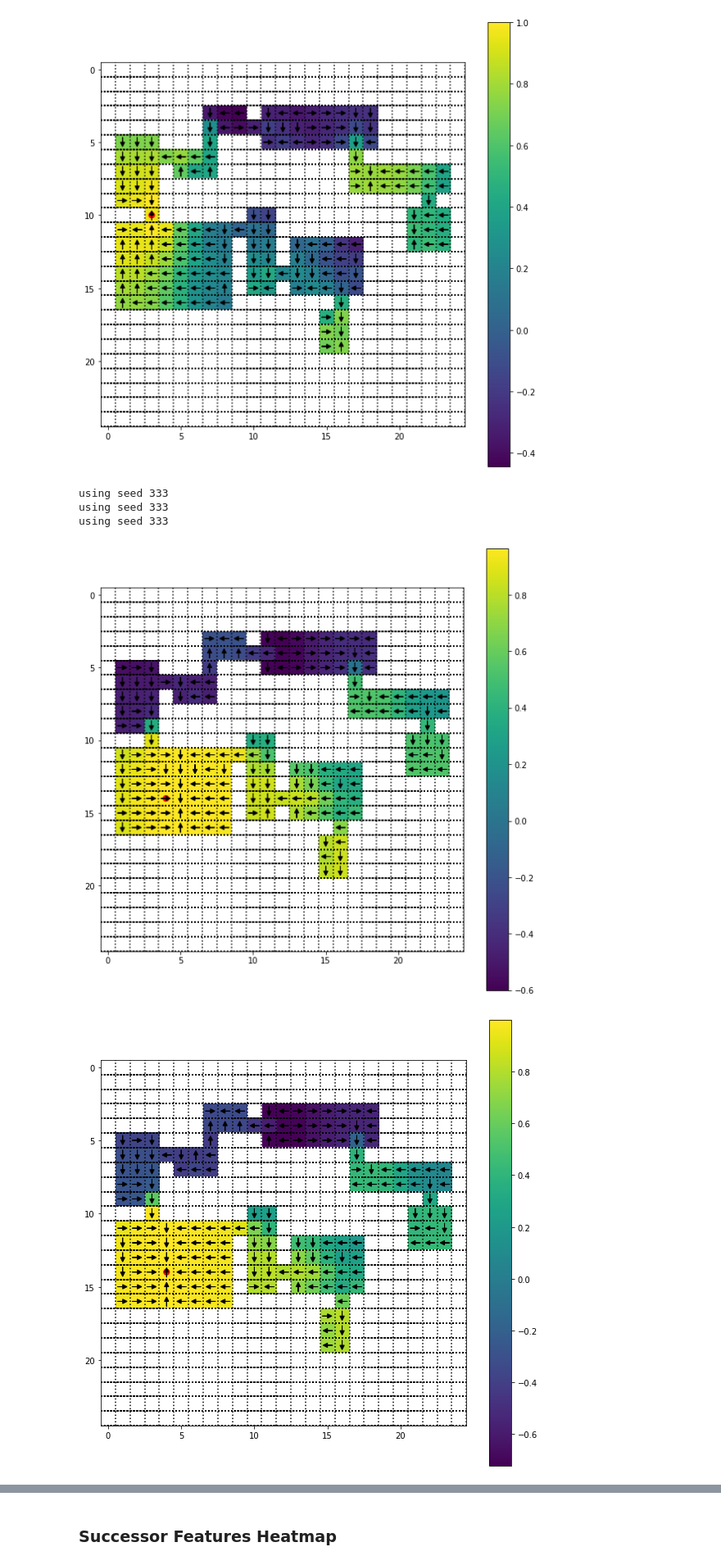
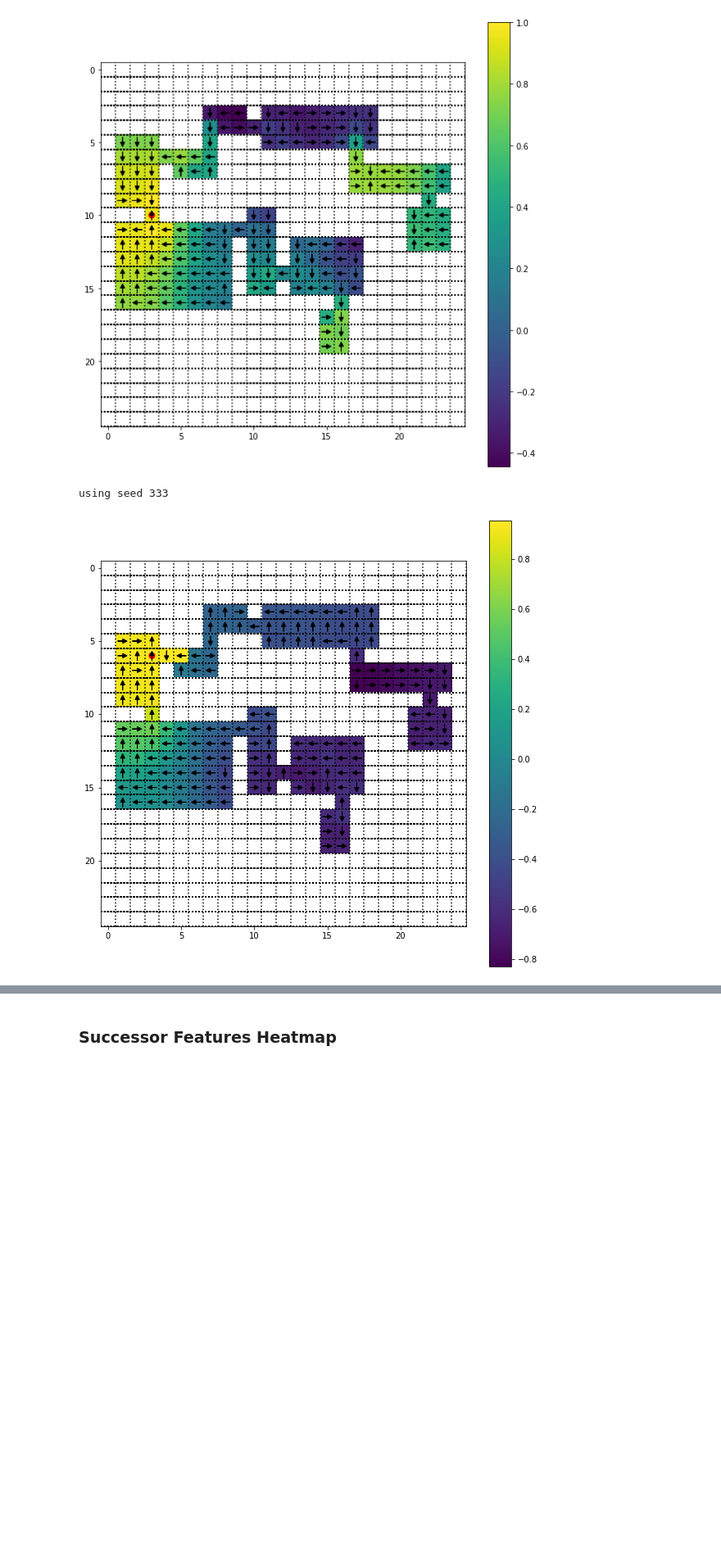
Before and after one commit to 2016choang/sfl, a Jupyter notebook: playground/new-envs.ipynb, the cells around one changed output, grey strips where cells are left out. Shown at 82% size. Saved outputs shown, nothing was run; the diff lists cells and outputs as text; code cells hidden in the pictures; blank space fills up the shorter version.

```diff
--- a/playground/new-envs.ipynb
+++ b/playground/new-envs.ipynb
@@ -60,0 +54,22 @@ plt.imshow(env.reset())
+# %%
+for room in env.rooms:
+    start_x, start_y = room.top
+    size_x, size_y = room.size
+    for x in range(start_x + 1, start_x + size_x - 1):
+        for y in range(start_y + 1, start_y + size_y - 1):
+            test[(x, y)] += 1
+
+    if room.exitDoorPos is not None:
+        test[room.exitDoorPos] += 1
+# %%
+landmarks = set()
+# %%
+for room in env.rooms:
+    x = room.top[0] + (room.size[0] - 1) // 2
+    y = room.top[1] + (room.size[1] - 1) // 2
+    test[(x, y)] += 5
+    landmarks.add((x, y))
+
+    if room.exitDoorPos is not None:
+        landmarks.add(room.exitDoorPos)
+        test[room.exitDoorPos] += 10
@@ -60,0 +86,3 @@ plt.imshow(env.reset())
+# %%
+env.unwrapped.agent_pos = np.array([15, 18])
+plt.imshow(env.get_current_state()[0])
@@ -255,16 +286,13 @@ using seed 333
 [figure]
 # %%
 # true distance landmark graph
-subgoal = (4, 14)
-run = '20200508/multiroom/run_15'
-itr = 160000
+subgoal = (3, 6)
+run = '20200509/multiroom/run_2'
+itr = 70000
 itr -= 1
 visualize_subgoal_policy(run, itr, subgoal)
-visualize_subgoal_policy(run, itr, subgoal, 'sf')
-visualize_subgoal_policy(run, itr, subgoal, 'sf-look')
+# visualize_subgoal_policy(run, itr, subgoal, 'sf')
+# visualize_subgoal_policy(run, itr, subgoal, 'sf-look')
 # %% [output]
 using seed 333
-using seed 333
-using seed 333
-[figure, old version]
+[figure, new version]
-[figure, removed]
```
Also changed, not shown: parts of 8 cells of this notebook, 6 other files.
